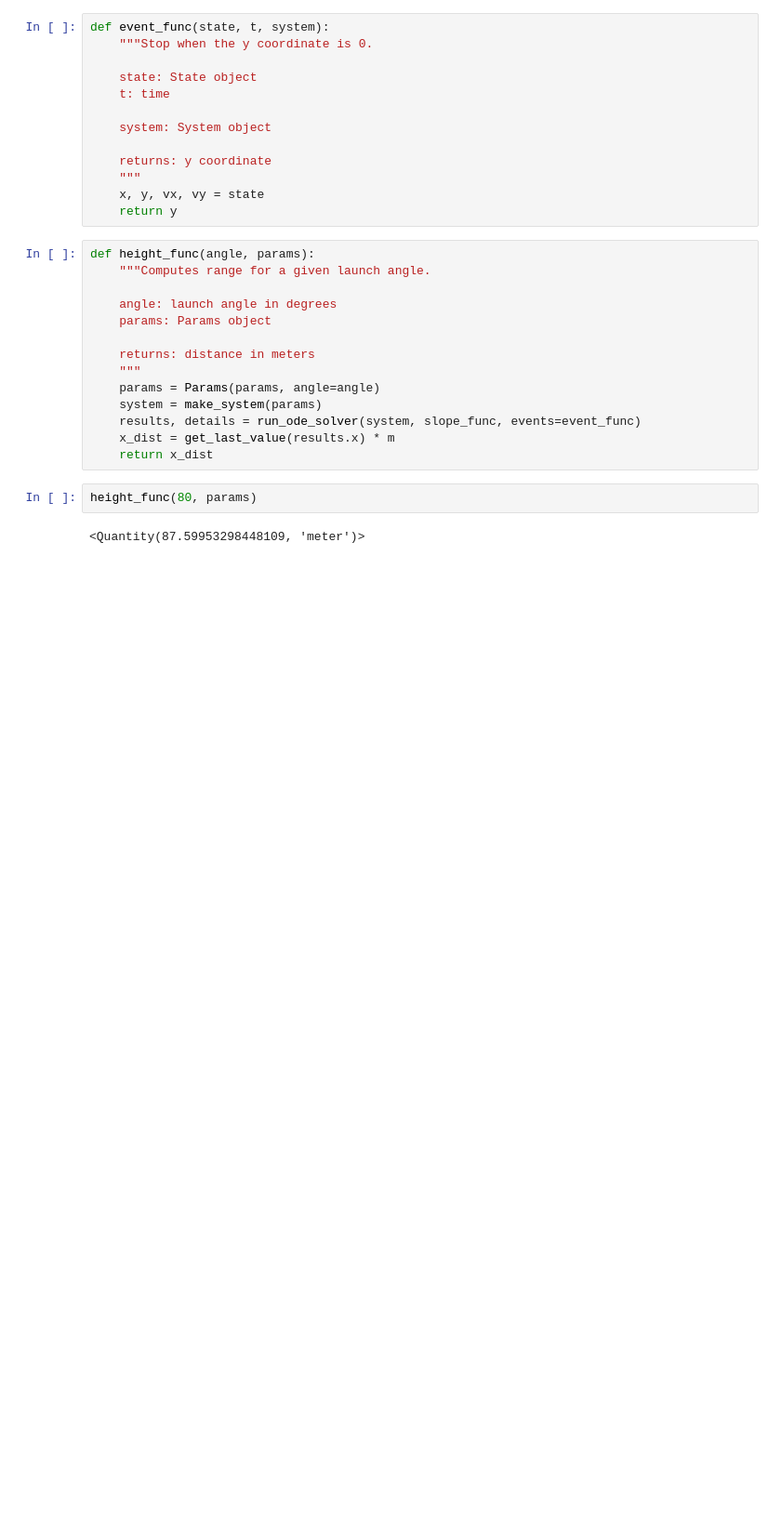
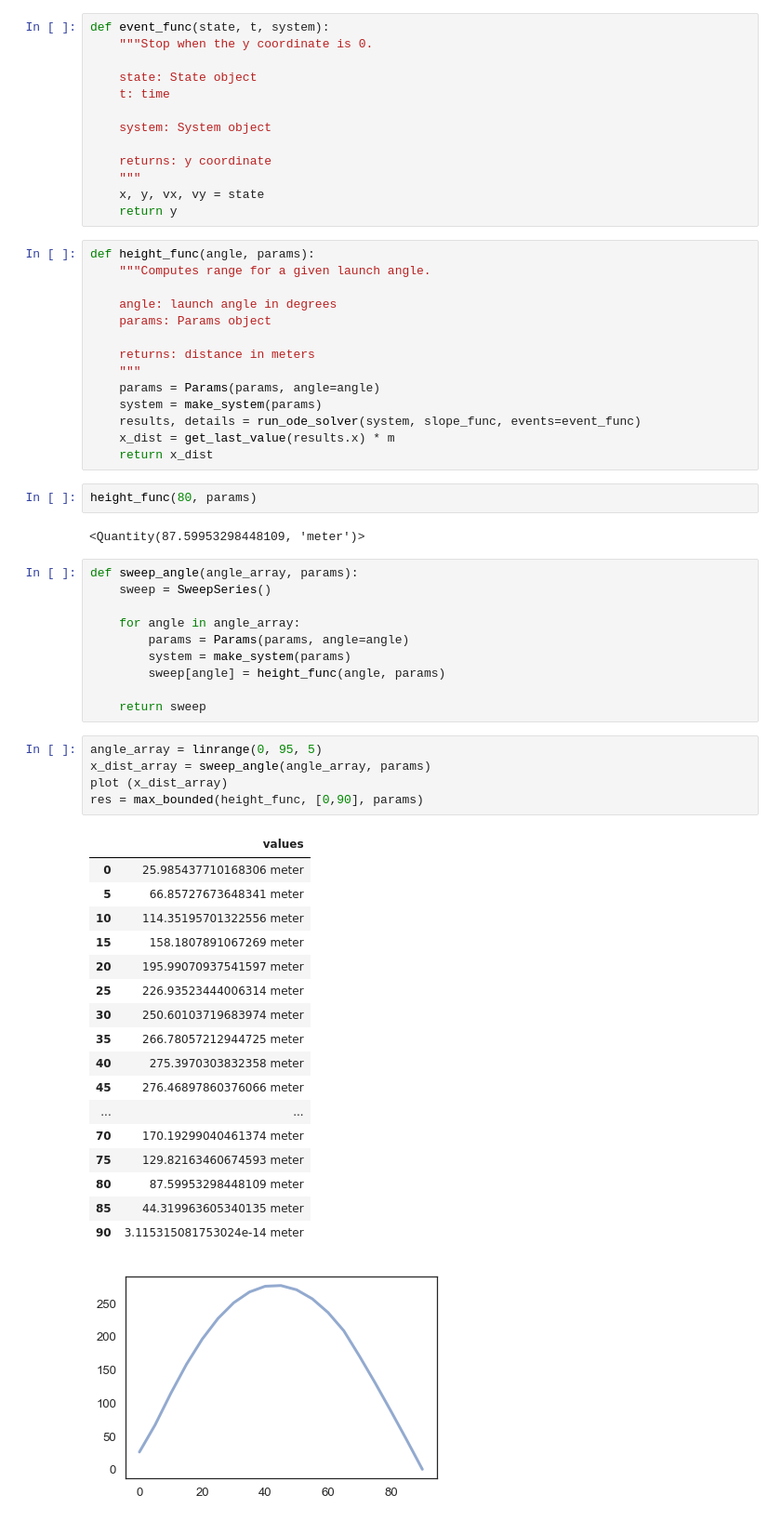
Before and after one commit to Riya-1/ModSim-Project3, a Jupyter notebook: Project 3 - Odalys and Riya.ipynb, the cells around one changed output. Shown at 93% size. Drawn from its saved outputs; the diff is of its cells as text; blank space fills up the shorter version.

```diff
--- a/Project 3 - Odalys and Riya.ipynb
+++ b/Project 3 - Odalys and Riya.ipynb
@@ -158,3 +158,37 @@ def height_func(angle, params):
 height_func(80, params)
 # %% [output]
 <Quantity(87.59953298448109, 'meter')>
+# %%
+def sweep_angle(angle_array, params):
+    sweep = SweepSeries()
+
+    for angle in angle_array:
+        params = Params(params, angle=angle)
+        system = make_system(params)
+        sweep[angle] = height_func(angle, params)
+
+    return sweep
+# %%
+angle_array = linrange(0, 95, 5)
+x_dist_array = sweep_angle(angle_array, params)
+plot (x_dist_array)
+res = max_bounded(height_func, [0,90], params)
+# %% [output]
+|  | values |
+| 0 | 25.985437710168306 meter |
+| 5 | 66.85727673648341 meter |
+| 10 | 114.35195701322556 meter |
+| 15 | 158.1807891067269 meter |
+| 20 | 195.99070937541597 meter |
+| 25 | 226.93523444006314 meter |
+| 30 | 250.60103719683974 meter |
+| 35 | 266.78057212944725 meter |
+| 40 | 275.3970303832358 meter |
+| 45 | 276.46897860376066 meter |
+| ... | ... |
+| 70 | 170.19299040461374 meter |
+| 75 | 129.82163460674593 meter |
+| 80 | 87.59953298448109 meter |
+| 85 | 44.319963605340135 meter |
+| 90 | 3.115315081753024e-14 meter |
+[figure, added]
```
Also changed, not shown: parts of 7 cells of this notebook.
